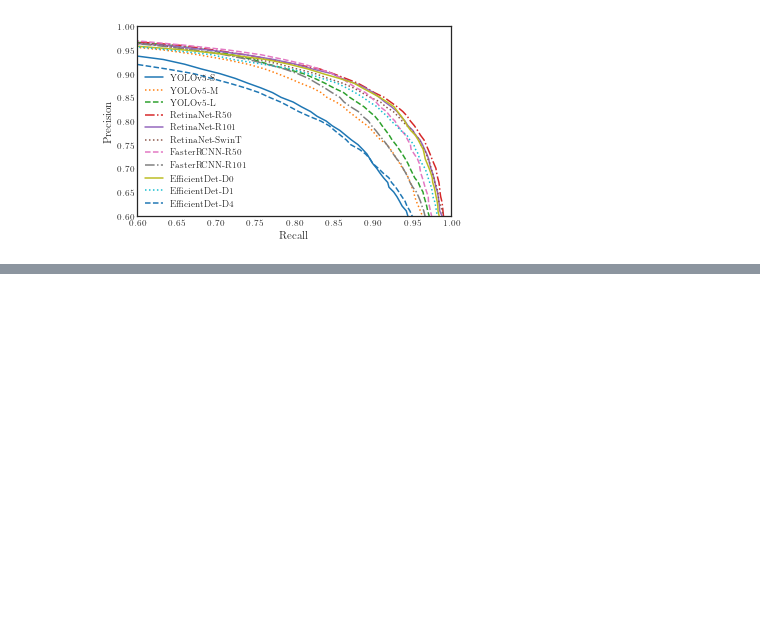
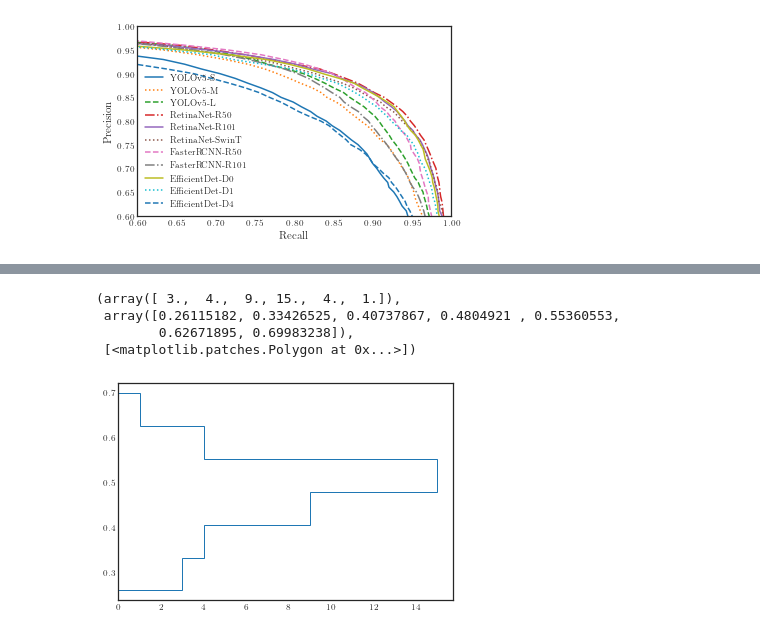
Before and after one commit to kuntiik/MT, a Jupyter notebook: notebooks/paper_plots.ipynb, the cells around one changed output, grey strips where cells are left out. Saved outputs shown, nothing was run; the diff lists cells and outputs as text; code cells hidden in the pictures; blank space fills up the shorter version.

```diff
--- a/notebooks/paper_plots.ipynb
+++ b/notebooks/paper_plots.ipynb
@@ -209,0 +283,8 @@ figz
+# %%
+plt.hist(ious,histtype='step',bins=6,orientation='horizontal')
+# %% [output]
+(array([ 3.,  4.,  9., 15.,  4.,  1.]),
+ array([0.26115182, 0.33426525, 0.40737867, 0.4804921 , 0.55360553,
+        0.62671895, 0.69983238]),
+ [<matplotlib.patches.Polygon at 0x...>])
+[figure, added]
```
Also changed, not shown: parts of 9 cells of this notebook.
